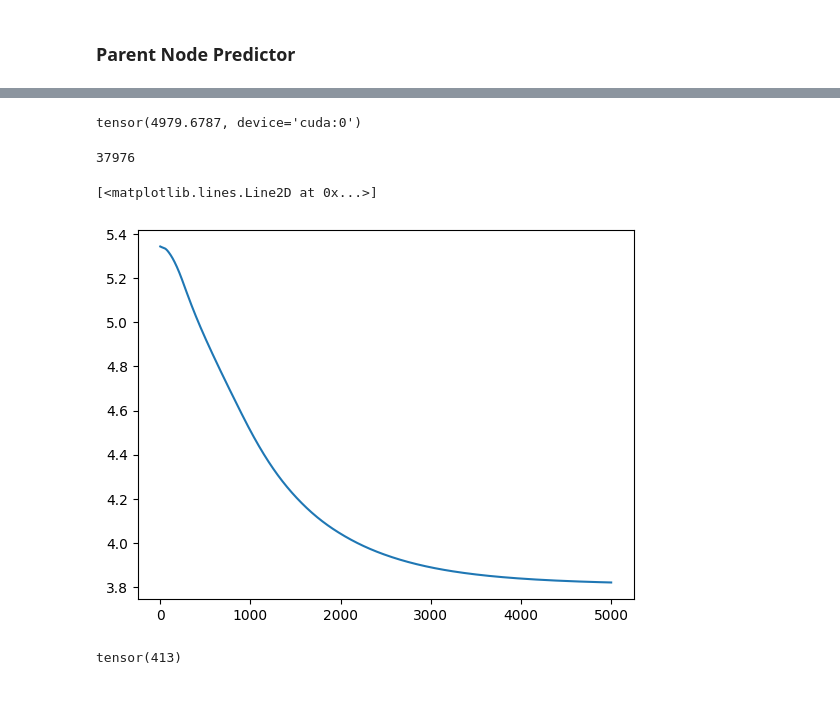
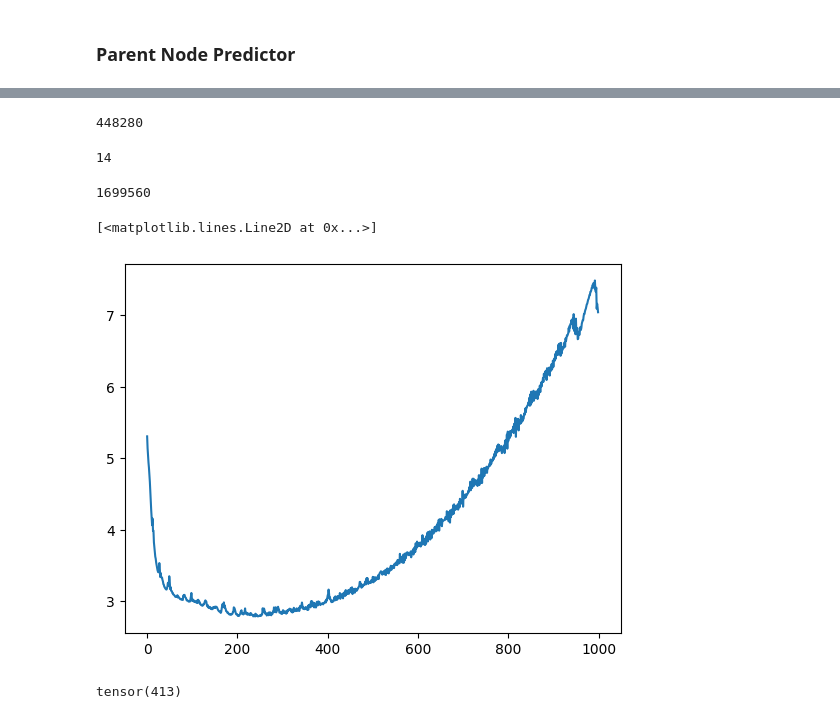
Before and after one commit to anamaysamant/MSA-phylogeny-generation, a Jupyter notebook: Phylomodel_explore.ipynb, the cells around one changed output, grey strips where cells are left out. Saved outputs shown, nothing was run; the diff lists cells and outputs as text; code cells hidden in the pictures.

```diff
--- a/Phylomodel_explore.ipynb
+++ b/Phylomodel_explore.ipynb
@@ -747,7 +872,7 @@ for family in families:
 
     all_branch_lengths, mapped_parents, sorted_internal_nodes = prepare_branch_lengths_and_relationships(true_tree_path, nat_MSA_path)
 
-    for file in os.listdir(MSA_folder)[-7:]:
+    for file in os.listdir(MSA_folder)[-70:]:
 
         file_path = os.path.join(MSA_folder, file)
 
@@ -757,7 +882,7 @@ for family in families:
         y_train_bl.append(all_branch_lengths)
         y_train_pc.append(mapped_parents)
 
-    for file in os.listdir(MSA_folder)[:-7]:
+    for file in os.listdir(MSA_folder)[:-70]:
 
         file_path = os.path.join(MSA_folder, file)
 
@@ -781,20 +906,22 @@ class TransformerBlock(nn.Module):
         self.embed_dim = transformer_embed_dim
         self.n_heads = n_heads
 
-        self.pre_layer_norm = nn.LayerNorm(self.hidden_dim)
-        self.fc_pre_attn = nn.Linear(self.hidden_dim, self.embed_dim)
+        self.layer_norm = nn.LayerNorm(self.embed_dim)
         self.projections = nn.ModuleList([nn.Linear(self.hidden_dim, self.hidden_dim) for _  in range(3)])
         self.mha = nn.MultiheadAttention(self.embed_dim, num_heads=self.n_heads)
-        self.fc_post_attn = nn.Linear(self.embed_dim, self.hidden_dim)
+        self.fc_post_attn = nn.Linear(self.embed_dim, self.embed_dim)
         self.activation = nn.GELU()
+        self.batch_norm = nn.BatchNorm1d(self.hidden_dim)
 
     def forward(self,x, attn_mask = None):
 
-        x = self.activation(self.fc_pre_attn(x))
         residual = x.clone()
-        x = self.pre_layer_norm(x)
+        x = self.layer_norm(x)
         q, k, v = tuple(self.projections[i](x) for i in range(3))
         x, _ = self.mha(q,k,v, need_weights = False, attn_mask = attn_mask)
+        x = x + residual
+        residual = x.clone()
+        x = self.layer_norm(x)
         x = self.activation(self.fc_post_attn(x))
         x += residual
 
@@ -818,14 +945,18 @@ class ParentPredictor(nn.Module):
         self.fc_init = nn.Linear(self.input_dim, self. hidden_dim)
         self.transformer_layers = nn.ModuleList([TransformerBlock(self.hidden_dim, self. embed_dim, self.n_heads) for _ in range(self.n_layers)])
         self.output_layer = nn.Linear(self.hidden_dim, self.output_dim)
+        self.fc_pre_attn = nn.Linear(self.hidden_dim, self. embed_dim)
+        self.fc_post_attn = nn.Linear(self.embed_dim, self. hidden_dim)
 
     def forward(self, x, attn_mask = None):
 
         x = self.activation(self.fc_init(x))
+        x = self.activation(self.fc_pre_attn(x))
 
         for layer in self.transformer_layers:
             x = layer(x, attn_mask = attn_mask)
 
+        x = self.activation(self.fc_post_attn(x))
         x = self.output_layer(x)
 
         return x
@@ -881,7 +1018,7 @@ train_dataset = TreeDataset((X_train, y_train_pc))
 test_dataset = TreeDataset((X_test, y_test_pc))
 
 train_loader = torch.utils.data.DataLoader(dataset=train_dataset,
-                                        batch_size=10,
+                                        batch_size=50,
                                         collate_fn=collate_tensors,
                                         shuffle=True)
 
@@ -890,11 +1027,11 @@ test_loader = torch.utils.data.DataLoader(dataset=test_dataset,
                                         collate_fn=collate_tensors,
                                         shuffle=False)
 
-lr = 0.0001
+lr = 0.001
 lamb = 0.1
-num_epochs = 5000
+num_epochs = 1000
 
-model = ParentPredictor(Large_D, 16, 16, 2, 2, 1000).to(device)
+model = ParentPredictor(Large_D, 64, 256, 4, 2, 1000).to(device)
 optimizer = torch.optim.Adam(model.parameters(), lr = lr)
 scheduler = torch.optim.lr_scheduler.ExponentialLR(optimizer, gamma=0.999)
 criterion = nn.CrossEntropyLoss()
@@ -1092,16 +1229,21 @@ Epoch [5000/5000], Step [1/1], mean CE Loss: 3.8200
 # %%
-test_epoch_loss
+n_train_nodes
 # %% [output]
-tensor(4979.6787, device='cuda:0')
+448280
+# %%
+pfam_metadata = pd.read_csv("./data/pfam-metadata/pfam_metadata.tsv", delimiter = "\t")
+pfam_metadata["seed_sizes"].__len__()
+# %% [output]
+14
 # %%
-sum(p.numel() for p in model.parameters())
+sum(p.numel() for p in model.parameters() if p.requires_grad)
 # %% [output]
-37976
+1699560
 # %%
-plt.plot(train_epoch_losses)
+plt.plot(test_epoch_losses)
 # %% [output]
 [<matplotlib.lines.Line2D at 0x...>]
-[figure, old version]
+[figure, new version]
 # %%
 total_nodes
 # %% [output]
```
Also changed, not shown: parts of 11 cells of this notebook, 12 other files.
